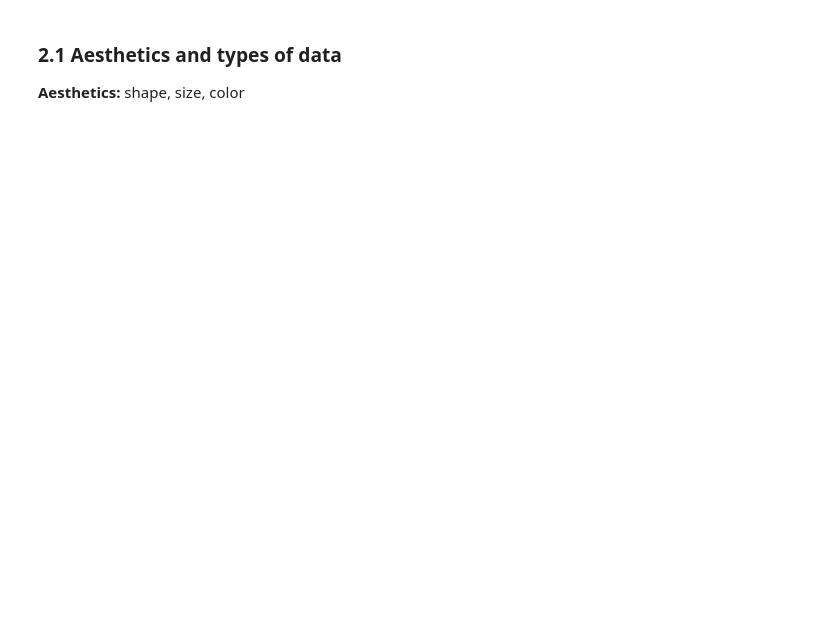
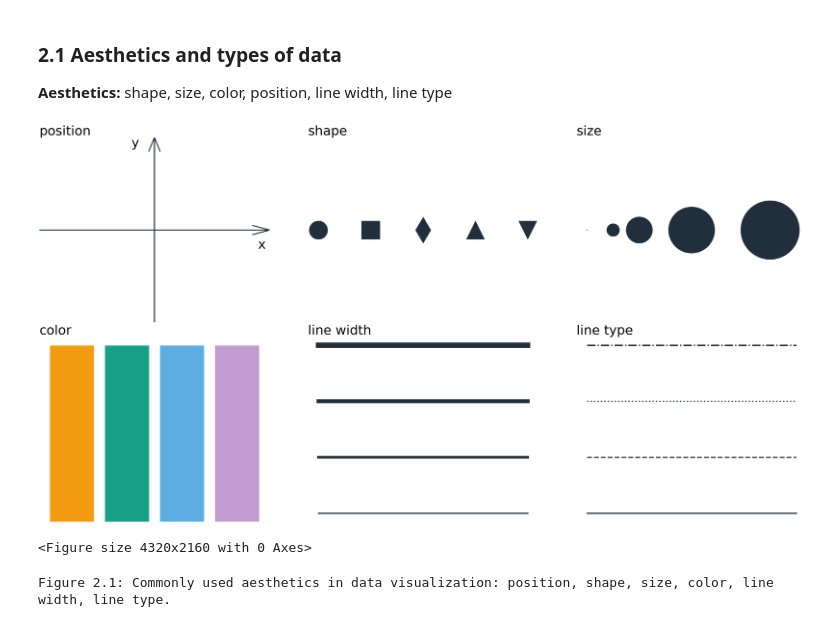
Before and after one commit to hnguyentt/dataviz-python, a Jupyter notebook: 1.From_data_to_viz/2.Mapping_data_onto_aesthetics.ipynb, the cells around one changed output. Drawn from its saved outputs; the diff is of its cells as text; code cells hidden in the pictures; blank space fills up the shorter version.

```diff
--- a/1.From_data_to_viz/2.Mapping_data_onto_aesthetics.ipynb
+++ b/1.From_data_to_viz/2.Mapping_data_onto_aesthetics.ipynb
@@ -7,0 +3,20 @@ from ggplot import *
+# %%
+# DEPENDENIES
+import pandas as pd
+import numpy as np
+from plotnine import *
+import plotly
+import ggplot as gp
+import matplotlib.pyplot as plt
+from matplotlib import rcParams
+rcParams.update({'figure.autolayout': True})
+
+%matplotlib inline
+theme_set(theme_void());
+
+# Set up parameters
+titlesize = 70
+labelsize = 45
+plaincolor = "#212F3D"
+blurcolor = "#D5D8DC"
+markers = ['o','s','d', '^','v','.', ',', 'x', '+',  '<', '>']
@@ -8,7 +25,64 @@ from ggplot import *
 # %% [markdown]
 ### 2.1 Aesthetics and types of data
 
-**Aesthetics:** shape, size, color
+**Aesthetics:** shape, size, color, position, line width, line type
+# %%
+fig, ((ax1,ax2,ax3),(ax4,ax5,ax6)) = plt.subplots(2,3,figsize=(60,30))
+plt.figure(figsize = (60,30))
+
+# Position
+ax1.arrow(0.5,0,0,1, linewidth=5, head_width=.05, color = plaincolor, length_includes_head=True, overhang=1,fill=False)
+ax1.arrow(0,0.5,1,0, linewidth=5, head_width=.05, color = plaincolor, length_includes_head=True, overhang=1,fill=False)
+ax1.set_title("position",fontsize=titlesize,loc="left")
+ax1.text(0.4,0.95,"y",fontsize=titlesize)
+ax1.text(0.95,0.4,"x",fontsize=titlesize)
+ax1.axis("off");
+
+#Shape
+x = [i for i in range(len(markers[:5]))]
+y = [0]*len(x)
+for i in range(len(markers[:5])):
+    ax2.plot(x[i]+0.1,y[i],markers[i],markersize=100,color="#212F3D")
+ax2.set_title("shape",fontsize=titlesize,loc="left")
+ax2.axis("off");
+
+#Size
+x = [0,0.5,1,2,3.5,4]
+y = [0]*len(x)
+scale = [0,2,3,4,4.5,0]
+s = [20*(n+1)**5 for n in scale]
+ax3.scatter(x,y,s=s,color="#212F3D", clip_on=False)
+ax3.set_title("size",fontsize=titlesize,loc="left")
+ax3.axis("off");
+
+# Color
+x = ["#F39C12","#16A085","#5DADE2","#C39BD3"]
+barls = ax4.bar(x,[1]*len(x))
+for i in range(len(x)):
+    barls[i].set_color(x[i])
+ax4.set_title("color",fontsize=titlesize,loc="left")
+ax4.axis("off");
+
+#Line width
+for i in range(4):
+    ax5.plot([1,3],[i]*2,"-",linewidth=7*(i+1),color=plaincolor)
+ax5.set_title("line width",fontsize=titlesize,loc="left")
+ax5.axis("off");
+
+# Line type
+linetypes = ["-","--",":","-."]
+for i in range(len(linetypes)):
+    ax6.plot([1,3], [i]*2, linetypes[i], linewidth=7, color="#212F3D")
+ax6.set_title("line type",fontsize=titlesize,loc="left")
+ax6.axis("off");
+
+fig.subplots_adjust(hspace=10,wspace=10)
+plt.show()
+print("Figure 2.1: Commonly used aesthetics in data visualization: position, shape, size, color, line width, line type.")
+# %% [output]
+[figure, added]
+<Figure size 4320x2160 with 0 Axes>
+Figure 2.1: Commonly used aesthetics in data visualization: position, shape, size, color, line width, line type.
 # %% [markdown]
 **All aesthetics fall into 2 groups:**
 * those that can represent continuous data
```
Also changed, not shown: parts of 8 cells of this notebook, 46 other files.
